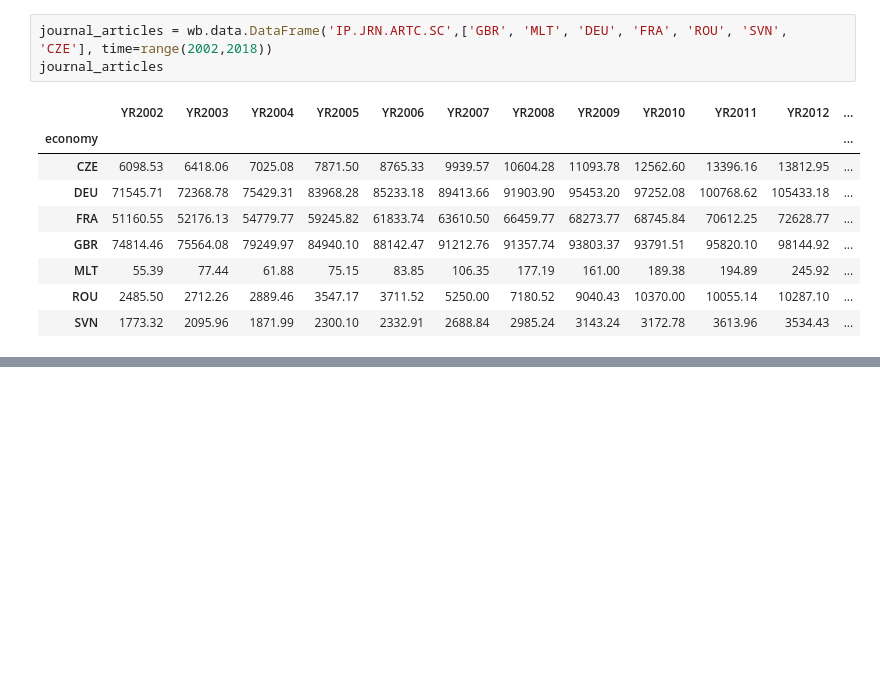
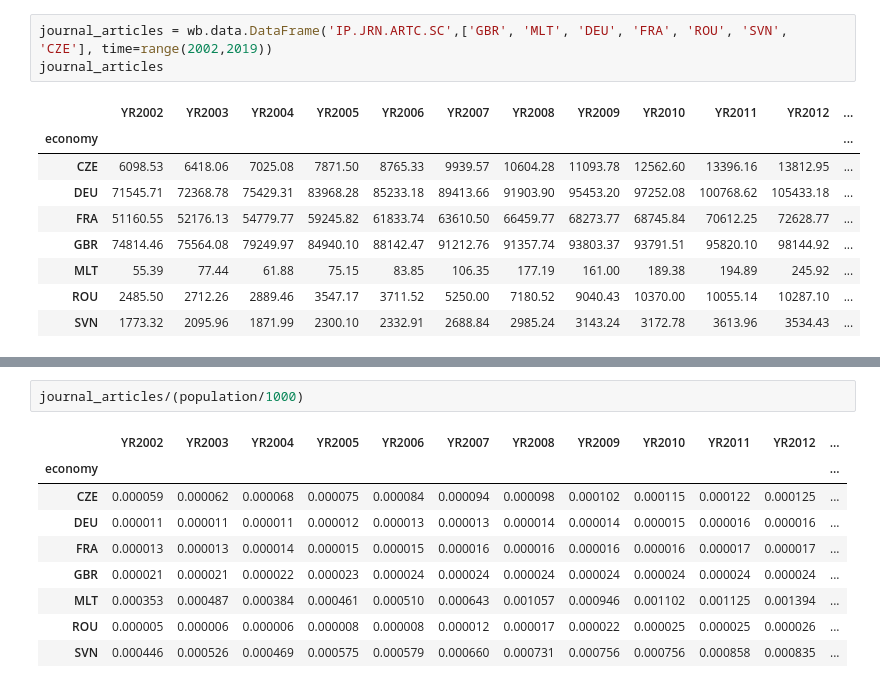
Before and after one commit to JonathonClegg/DAFT_0116, a Jupyter notebook: Module_1/Lab_13_APIs/API-World Bank.ipynb, the cells around one changed output, grey strips where cells are left out. Cells and saved outputs as stored; diff of their text form; blank space fills up the shorter version.

```diff
--- a/Module_1/Lab_13_APIs/API-World Bank.ipynb
+++ b/Module_1/Lab_13_APIs/API-World Bank.ipynb
@@ -104,7 +104,7 @@ rd_expenditure
 | ROU | 0.37721 | 0.39708 | 0.38942 | 0.41262 | 0.45682 | 0.51148 | 0.55215 | 0.44395 | 0.45665 | 0.49864 | 0.48542 | ... |
 | SVN | 1.44325 | 1.24791 | 1.37026 | 1.41778 | 1.53705 | 1.42703 | 1.62673 | 1.81184 | 2.05133 | 2.41297 | 2.56061 | ... |
 # %%
-journal_articles = wb.data.DataFrame('IP.JRN.ARTC.SC',['GBR', 'MLT', 'DEU', 'FRA', 'ROU', 'SVN', 'CZE'], time=range(2002,2018))
+journal_articles = wb.data.DataFrame('IP.JRN.ARTC.SC',['GBR', 'MLT', 'DEU', 'FRA', 'ROU', 'SVN', 'CZE'], time=range(2002,2019))
 journal_articles
 # %% [output]
 |  | YR2002 | YR2003 | YR2004 | YR2005 | YR2006 | YR2007 | YR2008 | YR2009 | YR2010 | YR2011 | YR2012 | ... |
@@ -131,0 +145,12 @@ researchers_in_rd
+# %%
+journal_articles/(population/1000)
+# %% [output]
+|  | YR2002 | YR2003 | YR2004 | YR2005 | YR2006 | YR2007 | YR2008 | YR2009 | YR2010 | YR2011 | YR2012 | ... |
+| economy |  |  |  |  |  |  |  |  |  |  |  | ... |
+| CZE | 0.000059 | 0.000062 | 0.000068 | 0.000075 | 0.000084 | 0.000094 | 0.000098 | 0.000102 | 0.000115 | 0.000122 | 0.000125 | ... |
+| DEU | 0.000011 | 0.000011 | 0.000011 | 0.000012 | 0.000013 | 0.000013 | 0.000014 | 0.000014 | 0.000015 | 0.000016 | 0.000016 | ... |
+| FRA | 0.000013 | 0.000013 | 0.000014 | 0.000015 | 0.000015 | 0.000016 | 0.000016 | 0.000016 | 0.000016 | 0.000017 | 0.000017 | ... |
+| GBR | 0.000021 | 0.000021 | 0.000022 | 0.000023 | 0.000024 | 0.000024 | 0.000024 | 0.000024 | 0.000024 | 0.000024 | 0.000024 | ... |
+| MLT | 0.000353 | 0.000487 | 0.000384 | 0.000461 | 0.000510 | 0.000643 | 0.001057 | 0.000946 | 0.001102 | 0.001125 | 0.001394 | ... |
+| ROU | 0.000005 | 0.000006 | 0.000006 | 0.000008 | 0.000008 | 0.000012 | 0.000017 | 0.000022 | 0.000025 | 0.000025 | 0.000026 | ... |
+| SVN | 0.000446 | 0.000526 | 0.000469 | 0.000575 | 0.000579 | 0.000660 | 0.000731 | 0.000756 | 0.000756 | 0.000858 | 0.000835 | ... |
```
Also changed, not shown: parts of 5 cells of this notebook, 7 other files.
